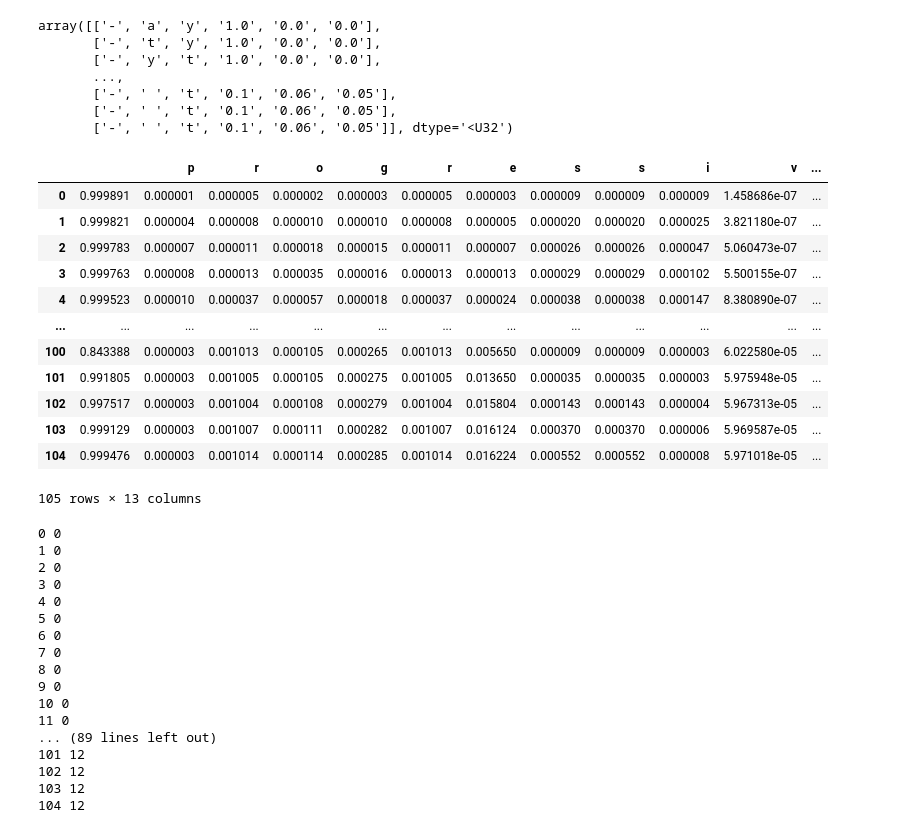
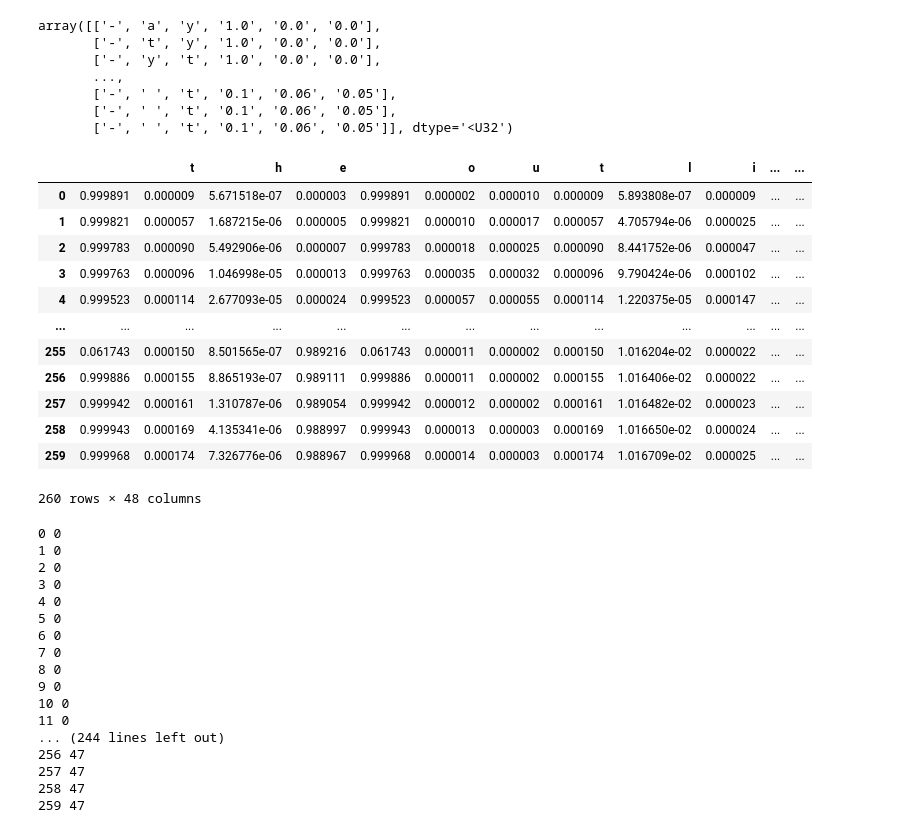
Before and after one commit to Breedoon/BookSync, a Jupyter notebook: __main__.ipynb, the cells around one changed output. Saved outputs shown, nothing was run; the diff lists cells and outputs as text; code cells hidden in the pictures.

```diff
--- a/__main__.ipynb
+++ b/__main__.ipynb
@@ -61,47 +59,51 @@ array([['-', 'a', 'y', '1.0', '0.0', '0.0'],
        ['-', ' ', 't', '0.1', '0.06', '0.05'],
        ['-', ' ', 't', '0.1', '0.06', '0.05']], dtype='<U32')
 # %%
-probs = logits[:105, :].copy()  # the progressive dawn
+start_s, end_s = 0, 5.2  # seconds of start and end of the target clip
+start_t, end_t = int(start_s * 1000 / STEP_MS), int(end_s * 1000 / STEP_MS)
+
+probs = logits.copy()[start_t:end_t, :]  # the progressive dawn
 probs[:, 0] += probs[:, -1]  # mix spaces and blanks (for simplicity)
 
 # If the model inserts a blank or a space after a character,
 # prolong that character's probability so that DTW simply repeats it,
 # instead of stopping the thread, for example:
 #   blank  d    a    w        blank  d    a    w
 #     0    0.8  0    0          0    0.8  0    0
 #     0.5  0.1  0    0          0.5  0.5  0    0
 #     0.8  0    0    0    ->    0.8  0.4  0    0
 #     0.1  0    0.7  0          0.1  0    0.7  0
 #     0    0    0    0.7        0    0    0    0.7
 for i in range(1, len(probs)):
     probs[i, 1:-1] += probs[i, 0] * probs[i - 1, 1:-1]
 
 # Surround with blanks b/c recording has silence in the beginning and at the end
 # and one of assumptions of DTW is that index of one array maps onto first index of the other array
-transcript = ' progressive '
+# transcript = ' with the progressive dawn '
+transcript = ' the outlines of an immense camp became visible '
 # transcript = ' ' + true_text + ' '
 
 trpt_ind_map = pd.Series(np.arange(len(alph)), index=alph)
 
 trpt_inds = trpt_ind_map[list(transcript)].values
 p_fit = probs[:, trpt_inds]
 
 mapping = pd.DataFrame(p_fit, columns=list(transcript))
 mapping
 # %% [output]
-|  |  | p | r | o | g | r | e | s | s | i | v | ... |
-| 0 | 0.999891 | 0.000001 | 0.000005 | 0.000002 | 0.000003 | 0.000005 | 0.000003 | 0.000009 | 0.000009 | 0.000009 | 1.458686e-07 | ... |
-| 1 | 0.999821 | 0.000004 | 0.000008 | 0.000010 | 0.000010 | 0.000008 | 0.000005 | 0.000020 | 0.000020 | 0.000025 | 3.821180e-07 | ... |
-| 2 | 0.999783 | 0.000007 | 0.000011 | 0.000018 | 0.000015 | 0.000011 | 0.000007 | 0.000026 | 0.000026 | 0.000047 | 5.060473e-07 | ... |
-| 3 | 0.999763 | 0.000008 | 0.000013 | 0.000035 | 0.000016 | 0.000013 | 0.000013 | 0.000029 | 0.000029 | 0.000102 | 5.500155e-07 | ... |
-| 4 | 0.999523 | 0.000010 | 0.000037 | 0.000057 | 0.000018 | 0.000037 | 0.000024 | 0.000038 | 0.000038 | 0.000147 | 8.380890e-07 | ... |
+|  |  | t | h | e |  | o | u | t | l | i | ... | ... |
+| 0 | 0.999891 | 0.000009 | 5.671518e-07 | 0.000003 | 0.999891 | 0.000002 | 0.000010 | 0.000009 | 5.893808e-07 | 0.000009 | ... | ... |
+| 1 | 0.999821 | 0.000057 | 1.687215e-06 | 0.000005 | 0.999821 | 0.000010 | 0.000017 | 0.000057 | 4.705794e-06 | 0.000025 | ... | ... |
+| 2 | 0.999783 | 0.000090 | 5.492906e-06 | 0.000007 | 0.999783 | 0.000018 | 0.000025 | 0.000090 | 8.441752e-06 | 0.000047 | ... | ... |
+| 3 | 0.999763 | 0.000096 | 1.046998e-05 | 0.000013 | 0.999763 | 0.000035 | 0.000032 | 0.000096 | 9.790424e-06 | 0.000102 | ... | ... |
+| 4 | 0.999523 | 0.000114 | 2.677093e-05 | 0.000024 | 0.999523 | 0.000057 | 0.000055 | 0.000114 | 1.220375e-05 | 0.000147 | ... | ... |
 | ... | ... | ... | ... | ... | ... | ... | ... | ... | ... | ... | ... | ... |
-| 100 | 0.843388 | 0.000003 | 0.001013 | 0.000105 | 0.000265 | 0.001013 | 0.005650 | 0.000009 | 0.000009 | 0.000003 | 6.022580e-05 | ... |
-| 101 | 0.991805 | 0.000003 | 0.001005 | 0.000105 | 0.000275 | 0.001005 | 0.013650 | 0.000035 | 0.000035 | 0.000003 | 5.975948e-05 | ... |
-| 102 | 0.997517 | 0.000003 | 0.001004 | 0.000108 | 0.000279 | 0.001004 | 0.015804 | 0.000143 | 0.000143 | 0.000004 | 5.967313e-05 | ... |
-| 103 | 0.999129 | 0.000003 | 0.001007 | 0.000111 | 0.000282 | 0.001007 | 0.016124 | 0.000370 | 0.000370 | 0.000006 | 5.969587e-05 | ... |
-| 104 | 0.999476 | 0.000003 | 0.001014 | 0.000114 | 0.000285 | 0.001014 | 0.016224 | 0.000552 | 0.000552 | 0.000008 | 5.971018e-05 | ... |
+| 255 | 0.061743 | 0.000150 | 8.501565e-07 | 0.989216 | 0.061743 | 0.000011 | 0.000002 | 0.000150 | 1.016204e-02 | 0.000022 | ... | ... |
+| 256 | 0.999886 | 0.000155 | 8.865193e-07 | 0.989111 | 0.999886 | 0.000011 | 0.000002 | 0.000155 | 1.016406e-02 | 0.000022 | ... | ... |
+| 257 | 0.999942 | 0.000161 | 1.310787e-06 | 0.989054 | 0.999942 | 0.000012 | 0.000002 | 0.000161 | 1.016482e-02 | 0.000023 | ... | ... |
+| 258 | 0.999943 | 0.000169 | 4.135341e-06 | 0.988997 | 0.999943 | 0.000013 | 0.000003 | 0.000169 | 1.016650e-02 | 0.000024 | ... | ... |
+| 259 | 0.999968 | 0.000174 | 7.326776e-06 | 0.988967 | 0.999968 | 0.000014 | 0.000003 | 0.000174 | 1.016709e-02 | 0.000025 | ... | ... |
-105 rows × 13 columns
+260 rows × 48 columns
 # %%
 import utils.fastdtw
 from importlib import reload
@@ -126,11 +128,11 @@ for i, j in path:
 9 0
 10 0
 11 0
-... (89 lines left out)
-101 12
-102 12
-103 12
-104 12
+... (244 lines left out)
+256 47
+257 47
+258 47
+259 47
 # %%
 import struct
 import wave
```
Also changed, not shown: parts of 3 cells of this notebook.
